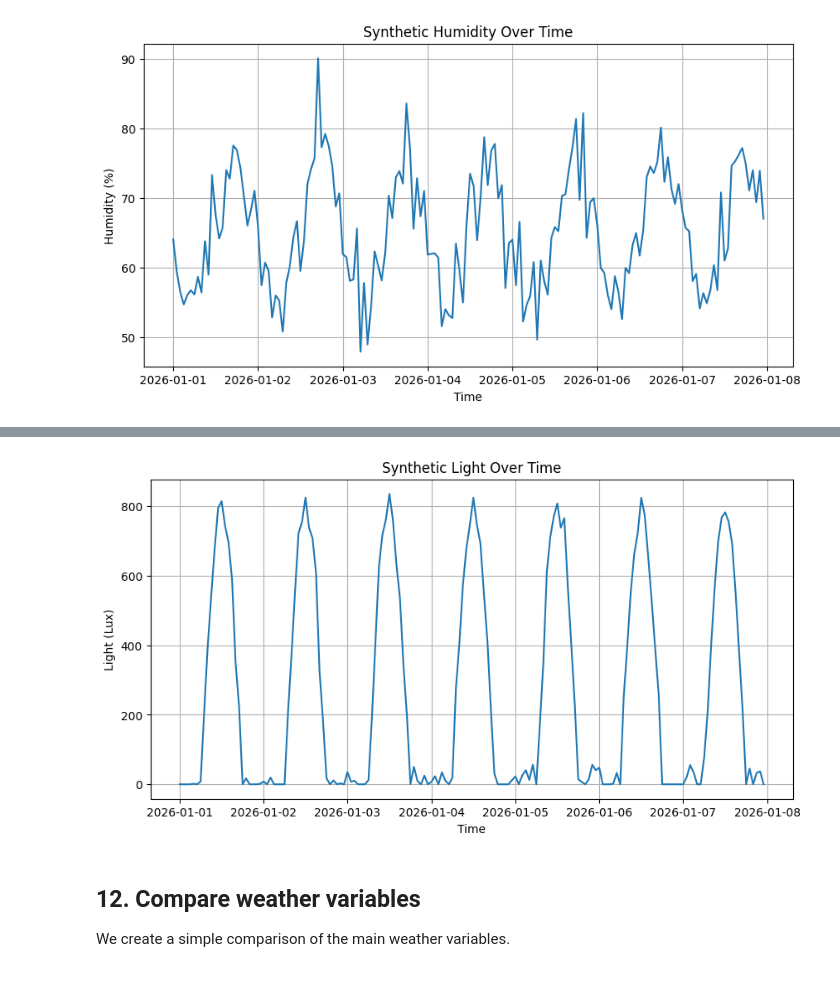
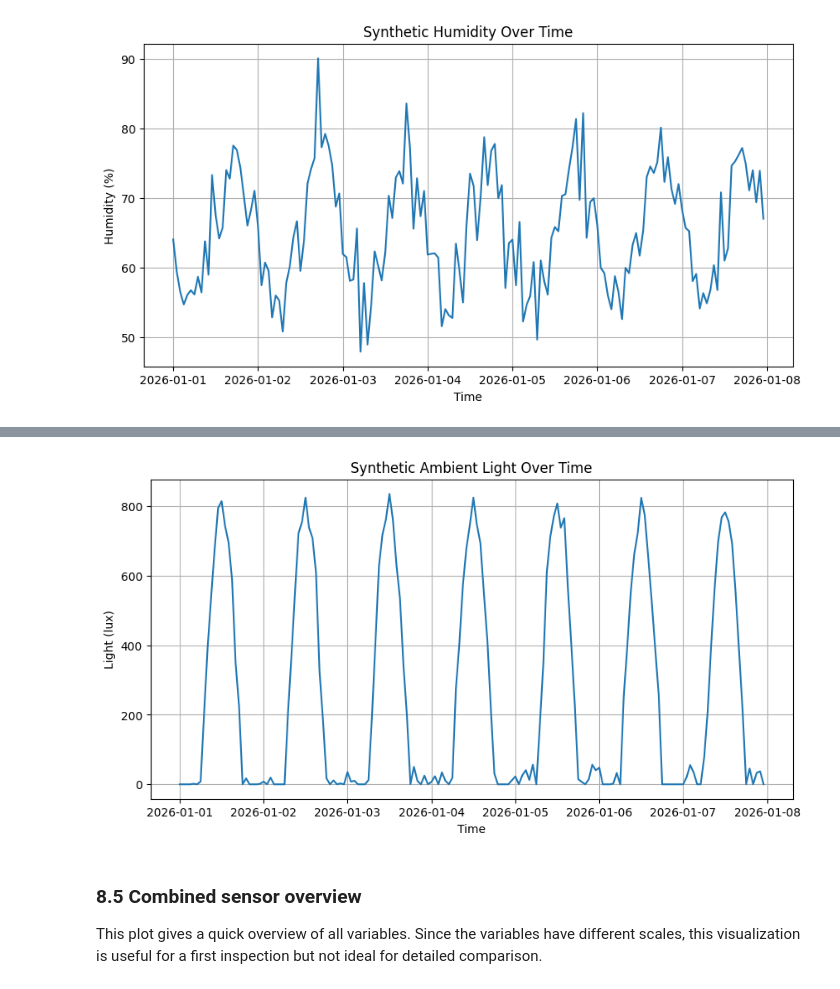
Before and after one commit to Albetman1995/smart-weather-station-ai-lab, a Jupyter notebook: notebooks/01_synthetic_weather_data_analysis.ipynb, the cells around one changed output, grey strips where cells are left out. Drawn from its saved outputs; the diff is of its cells as text; code cells hidden in the pictures.

Commit message:
Clean and structure syhntethic weather data analysis notebook

```diff
--- a/notebooks/01_synthetic_weather_data_analysis.ipynb
+++ b/notebooks/01_synthetic_weather_data_analysis.ipynb
@@ -226,15 +252,15 @@ plt.show()
 # %%
-plt.figure(figsize=(10,5))
+plt.figure(figsize=(10, 5))
 plt.plot(weather_df["timestamp"], weather_df["light_lux"])
-plt.title("Synthetic Light Over Time")
+plt.title("Synthetic Ambient Light Over Time")
 plt.xlabel("Time")
-plt.ylabel("Light (Lux)")
+plt.ylabel("Light (lux)")
 plt.grid(True)
 plt.show()
 # %% [output]
-[figure, old version]
+[figure, new version]
-# %% [markdown]
-## 12. Compare weather variables
-
-We create a simple comparison of the main weather variables.
+# %% [markdown]
+### 8.5 Combined sensor overview
+
+This plot gives a quick overview of all variables. Since the variables have different scales, this visualization is useful for a first inspection but not ideal for detailed comparison.
 # %%
```
Also changed, not shown: parts of 41 cells of this notebook.
